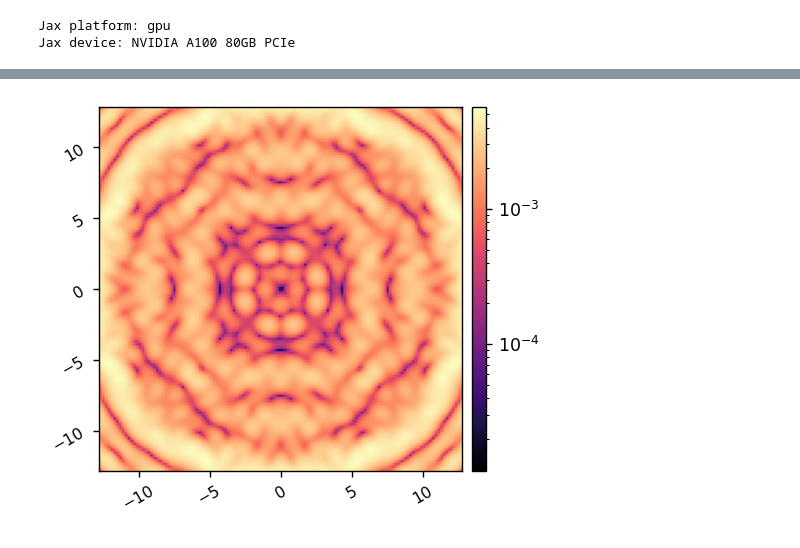
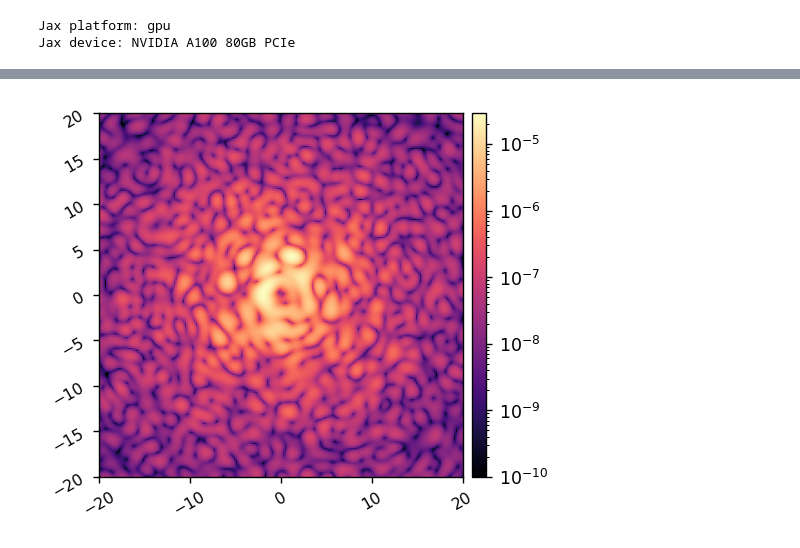
Before and after one commit to uasal/scoob-psf, a Jupyter notebook: example-notebooks/jax_scoob_tests.ipynb, the cells around one changed output, grey strips where cells are left out. Cells and saved outputs as stored; diff of their text form; code cells hidden in the pictures.

```diff
--- a/example-notebooks/jax_scoob_tests.ipynb
+++ b/example-notebooks/jax_scoob_tests.ipynb
@@ -69,6 +86,5 @@ singularity.to_value(u.m)*focal_length/
 # %%
-model.set_dm(np.random.randn(model.Nacts)*1e-8)
-model.reset_dm()
 model.FPM = VC
-model.LYOT = LS
-imwf = model.propagate()
+image = model.snap(plot=True, vmin=1e-10)
+# %% [output]
+[figure, added]
@@ -77,4 +90,0 @@ imwf = model.propagate()
-# %%
-imshow1(jscoob.ensure_np_array(jnp.abs(imwf)), lognorm=True, pxscl=model.psf_pixelscale_lamD)
-# %% [output]
-[figure, removed]
```
Also changed, not shown: parts of 21 cells of this notebook, 1 other file.
